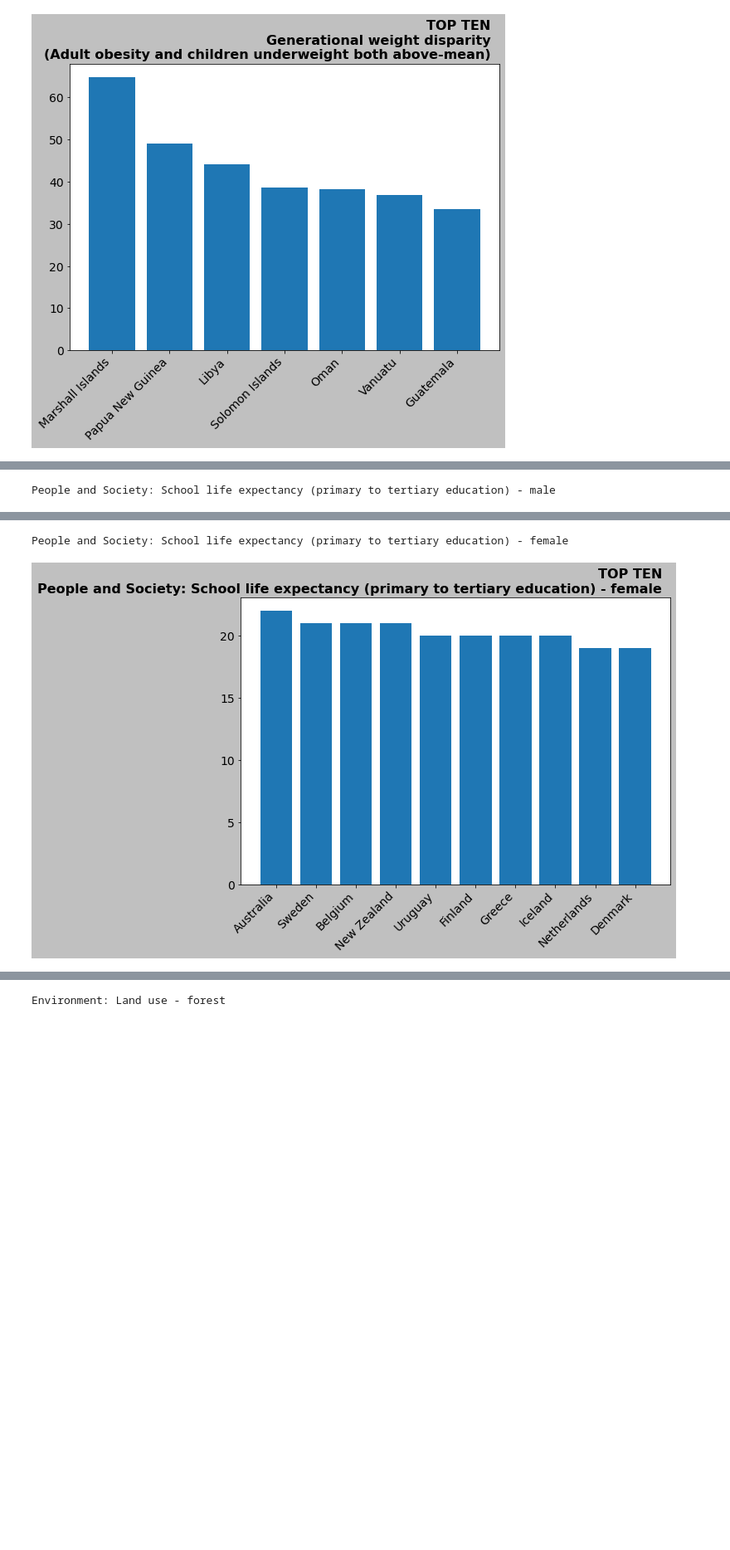
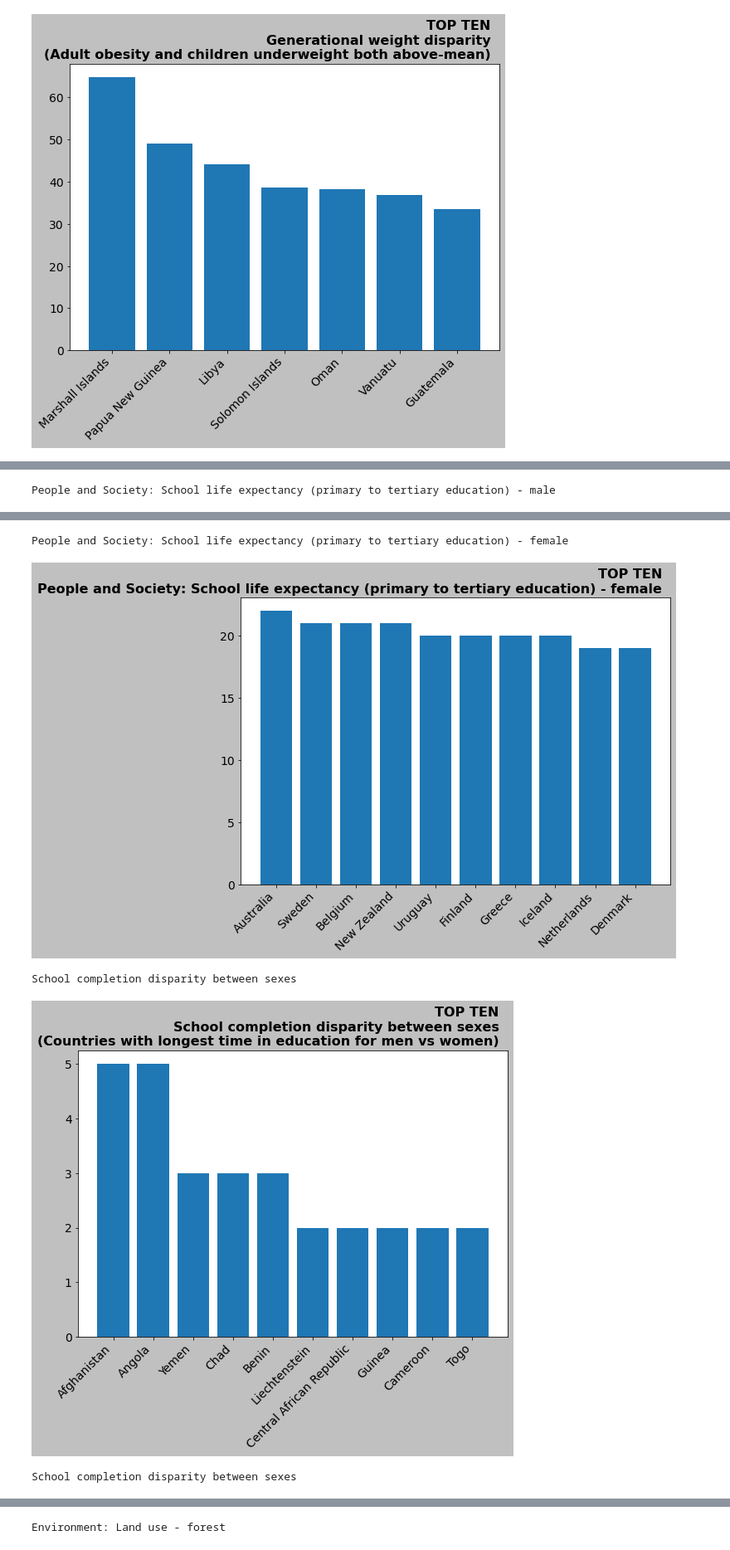
Before and after one commit to romstroller/ciaFactbook, a Jupyter notebook: ciaFBtest.ipynb, the cells around one changed output, grey strips where cells are left out. Shown at 83% size. Saved outputs shown, nothing was run; the diff lists cells and outputs as text; code cells hidden in the pictures; blank space fills up the shorter version.

```diff
--- a/ciaFBtest.ipynb
+++ b/ciaFBtest.ipynb
@@ -787,19 +792,35 @@ Generational weight disparity
 # %%
 # EDUCATION DISPARITIES:
 expectFeatStr = (
     "People and Society: School life expectancy (primary to tertiary "
-    "education)")
-showTopTen( f'{expectFeatStr} - total', df )
-showTopTen( f'{expectFeatStr} - male', df )
-showTopTen( f'{expectFeatStr} - female', df )
+    "education) -")
+showTopTen( f'{expectFeatStr} total', df )
+showTopTen( f'{expectFeatStr} male', df )
+showTopTen( f'{expectFeatStr} female', df )
 
-# Pat on the back for Aus: by a modest yet significant margin, has the longest
-#   total percent competing teriary, AND the position holds true for women as
+# Pat on the back for Aus: by a modest yet significant margin, has the largest
+#   percent total competing teriary, AND the position holds true for women as
 #   much as men.
+
+# In terms of largest school-completion disparity in the sexes:
+df[ 'School completion disparity between sexes' ] = (
+    df[ f'{expectFeatStr} male' ] - df[ f'{expectFeatStr} female' ])
+
+showTopTen( 'School completion disparity between sexes', df,
+    subtitle="Countries with longest time in education for men vs women" )
+showTopTen( 'School completion disparity between sexes', df, asc=True,
+    subtitle="Countries with longest time in education for women vs men" )
+
+# Qatar and Kuwait surprising given [ (an impression of) the distribution
+#   for countries in the region. ]
+#   (Possible to group results by coordinate or by other "Geography" feature?)
 # %% [output]
 People and Society: School life expectancy (primary to tertiary education) - total
 [figure]
 People and Society: School life expectancy (primary to tertiary education) - male
 [figure]
 People and Society: School life expectancy (primary to tertiary education) - female
 [figure]
+School completion disparity between sexes
+[figure, added]
+School completion disparity between sexes
```
Also changed, not shown: parts of 11 cells of this notebook.
